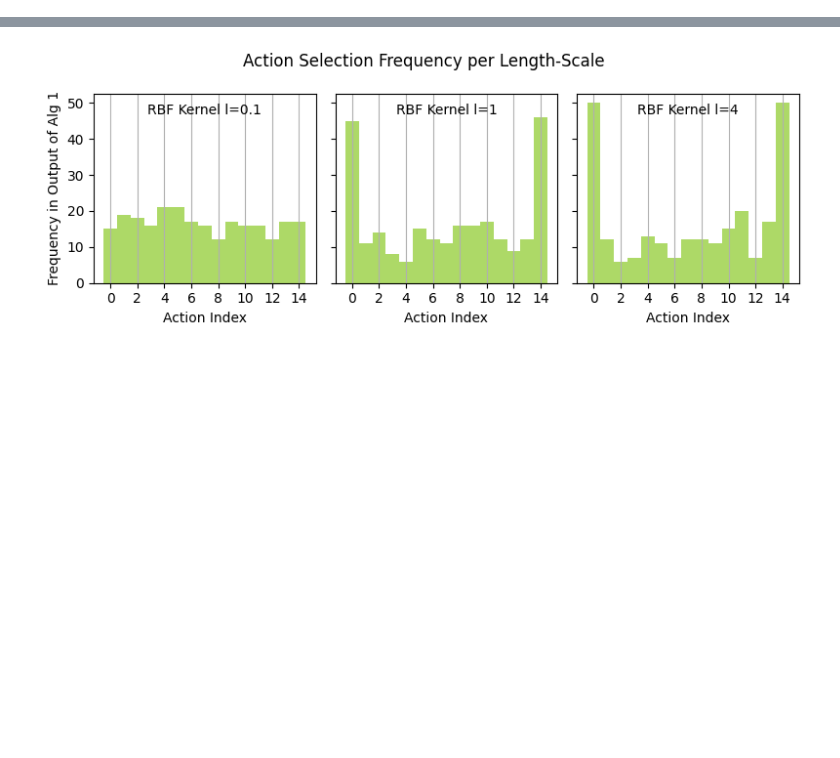
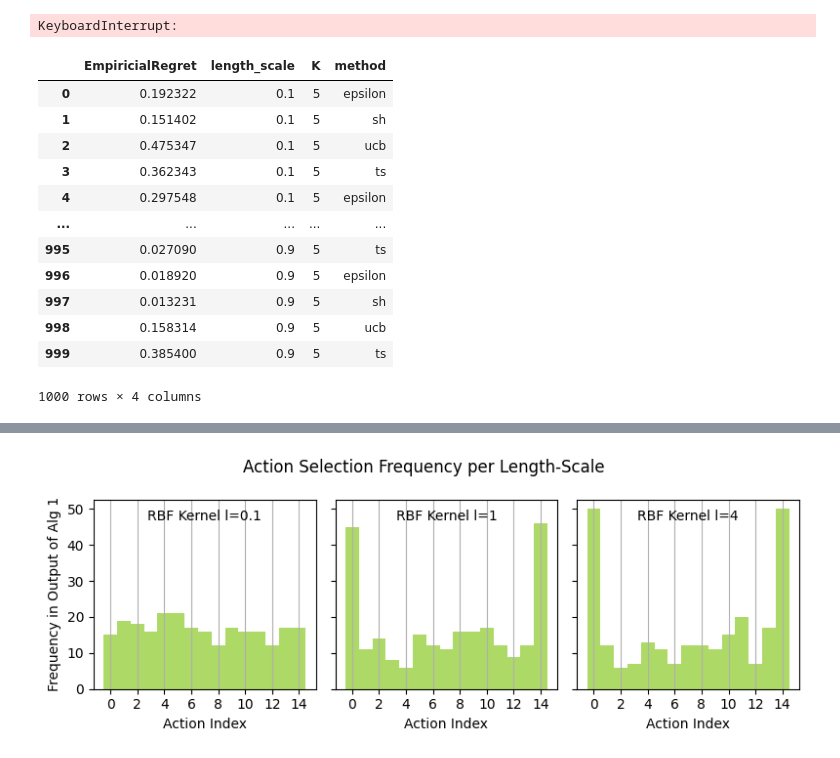
Before and after one commit to Quan-Zhou/MAB, a Jupyter notebook: RKHScombinatorial.ipynb, the cells around one changed output, grey strips where cells are left out. Drawn from its saved outputs; the diff is of its cells as text; code cells hidden in the pictures; blank space fills up the shorter version.

```diff
--- a/RKHScombinatorial.ipynb
+++ b/RKHScombinatorial.ipynb
@@ -168,0 +303,24 @@ report.to_csv('report15.csv',index=None)
+# %%
+IfStationary=False
+report=pd.DataFrame(columns=['EmpiricialRegret','length_scale','K','method'])
+length_range=[0.1,0.3,0.5,0.7,0.9]
+num_points=15
+K=5
+for length_scale in length_range:
+    gibbs=gibbsmatrix(num_points=num_points,length_scale=length_scale)
+    actionspace=gibbs.actionspace
+    kernel=gibbs.kernel
+    for ignore in range(50):
+        fun=GPfunctions(K,length_scale=length_scale,IfStationary=IfStationary,kernel=kernel)
+        output=fun.test(fun.subset)
+        sh=fun.test(fun.run_sh(budget=37000))
+        ucb=fun.test(fun.run_ucb(time_steps=3000))
+        ts=fun.test(fun.run_ts(time_steps=3000))
+        row=pd.Series({'EmpiricialRegret':output,'length_scale':length_scale,'K':K,'method':'epsilon'})
+        row_sh=pd.Series({'EmpiricialRegret':sh,'length_scale':length_scale,'K':K,'method':'sh'})
+        row_ucb=pd.Series({'EmpiricialRegret':ucb,'length_scale':length_scale,'K':K,'method':'ucb'})
+        row_ts=pd.Series({'EmpiricialRegret':ts,'length_scale':length_scale,'K':K,'method':'ts'})
+        report = pd.concat([report,row.to_frame().T,row_sh.to_frame().T,row_ucb.to_frame().T,row_ts.to_frame().T], ignore_index=True)
+        # report = pd.concat([report,row.to_frame().T,row_ucb.to_frame().T,row_ts.to_frame().T], ignore_index=True)
+# %% [output]
+KeyboardInterrupt:
@@ -168,0 +329,16 @@ report.to_csv('report15.csv',index=None)
+# %%
+pd.read_csv('report_gibbs.csv',header=0)
+# %% [output]
+|  | EmpiricialRegret | length_scale | K | method |
+| 0 | 0.192322 | 0.1 | 5 | epsilon |
+| 1 | 0.151402 | 0.1 | 5 | sh |
+| 2 | 0.475347 | 0.1 | 5 | ucb |
+| 3 | 0.362343 | 0.1 | 5 | ts |
+| 4 | 0.297548 | 0.1 | 5 | epsilon |
+| ... | ... | ... | ... | ... |
+| 995 | 0.027090 | 0.9 | 5 | ts |
+| 996 | 0.018920 | 0.9 | 5 | epsilon |
+| 997 | 0.013231 | 0.9 | 5 | sh |
+| 998 | 0.158314 | 0.9 | 5 | ucb |
+| 999 | 0.385400 | 0.9 | 5 | ts |
+1000 rows × 4 columns
```
Also changed, not shown: parts of 13 cells of this notebook, 2 other files.
